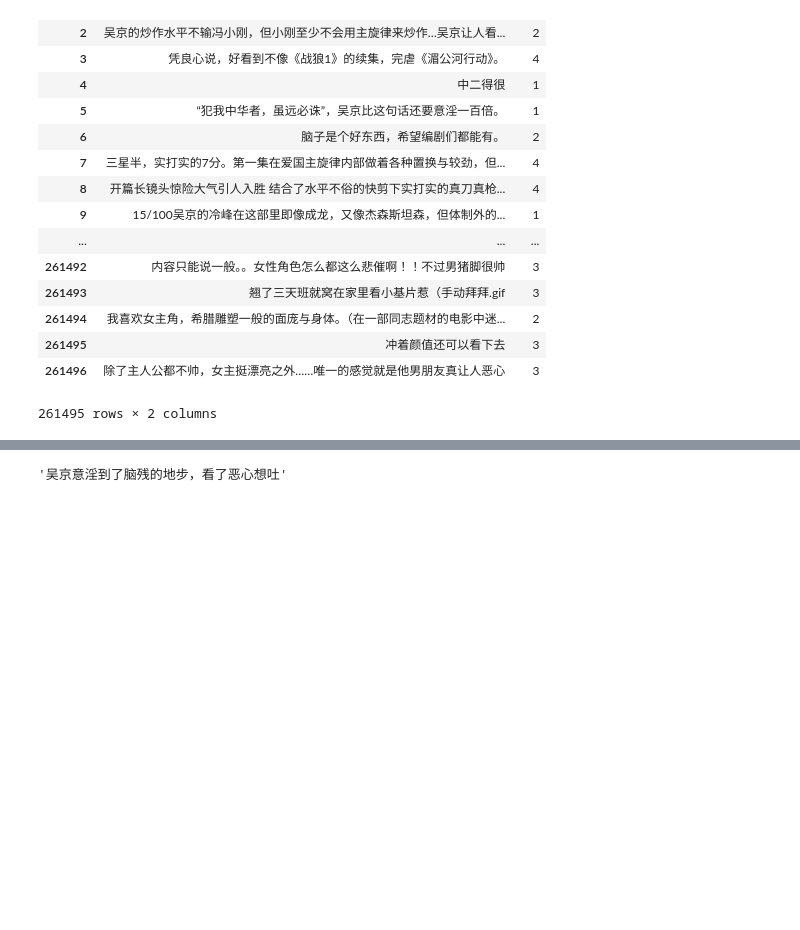
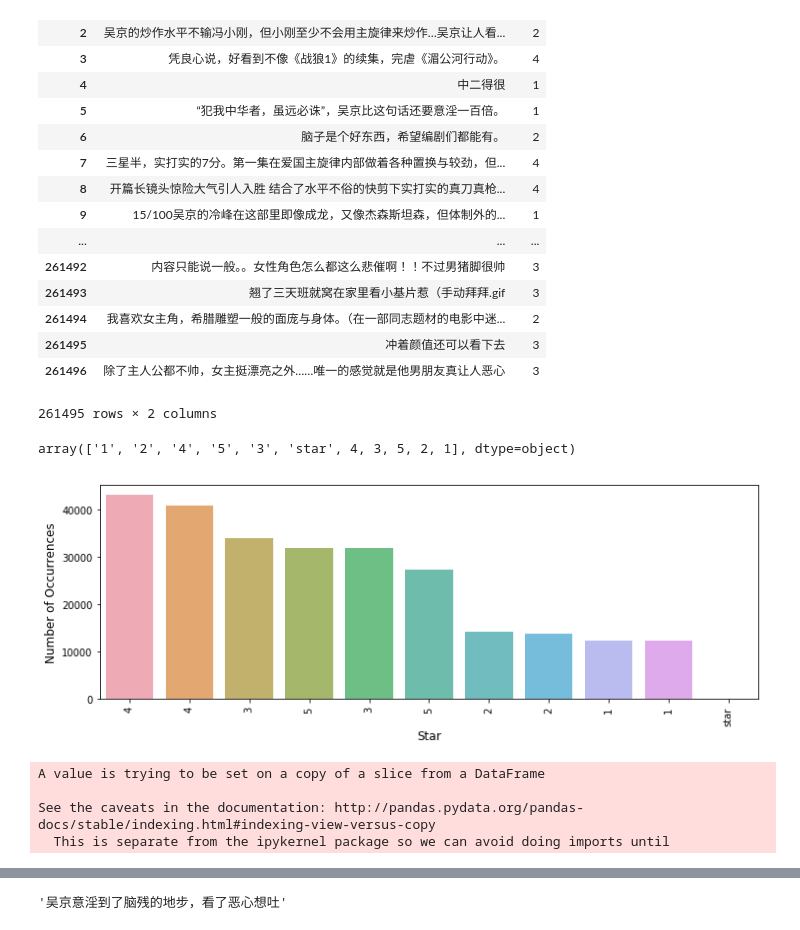
Before and after one commit to lengyugo/homework, a Jupyter notebook: lesson10/Assiginment-10.ipynb, the cells around one changed output, grey strips where cells are left out. Drawn from its saved outputs; the diff is of its cells as text; code cells hidden in the pictures; blank space fills up the shorter version.

```diff
--- a/lesson10/Assiginment-10.ipynb
+++ b/lesson10/Assiginment-10.ipynb
@@ -46,3 +46,32 @@ data
 | 261495 | 冲着颜值还可以看下去 | 3 |
 | 261496 | 除了主人公都不帅，女主挺漂亮之外……唯一的感觉就是他男朋友真让人恶心 | 3 |
 261495 rows × 2 columns
+# %%
+data.star.unique()
+# %% [output]
+array(['1', '2', '4', '5', '3', 'star', 4, 3, 5, 2, 1], dtype=object)
+# %%
+import seaborn as sns
+import matplotlib.pyplot as plt
+%matplotlib inline
+
+def plot_star_count(count_star):
+    plt.figure(figsize=(12,4))
+    sns.barplot(count_star.index, count_star.values, alpha=0.8)
+    plt.ylabel('Number of Occurrences', fontsize=12)
+    plt.xlabel('Star', fontsize=12)
+    plt.xticks(rotation=90)
+    plt.show()
+# %%
+plot_star_count(data['star'].value_counts())
+# %% [output]
+[figure, added]
+# %%
+num_str_list = ['0','1', '2', '3', '4', '5']
+for i in range(len(num_str_list)):
+    data.loc[data['star'] == num_str_list[i], 'star'] = i
+# %% [output]
+A value is trying to be set on a copy of a slice from a DataFrame
+
+See the caveats in the documentation: http://pandas.pydata.org/pandas-docs/stable/indexing.html#indexing-view-versus-copy
+  This is separate from the ipykernel package so we can avoid doing imports until
```
Also changed, not shown: parts of 6 cells of this notebook.
